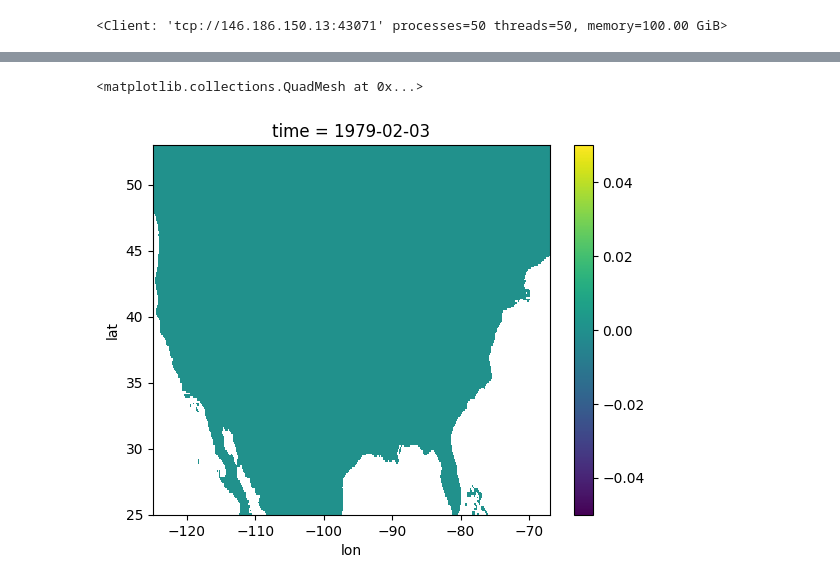
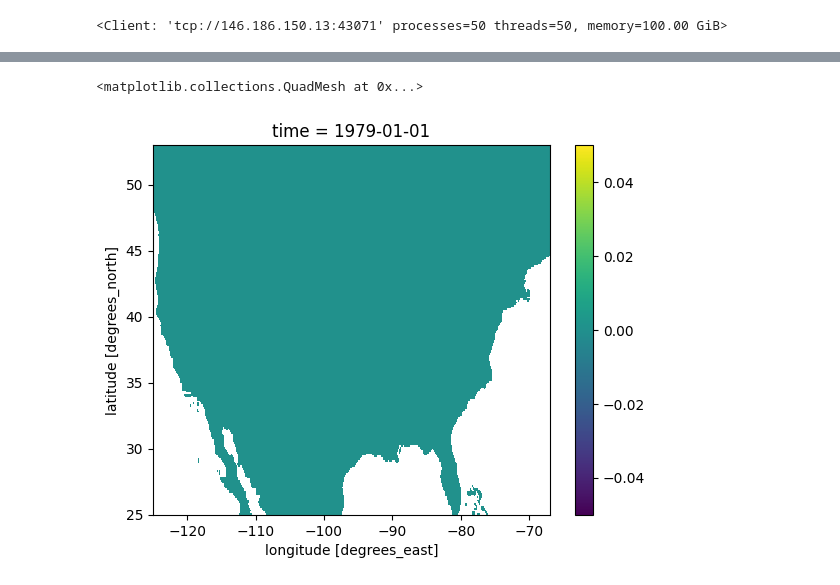
Before and after one commit to theo-avila/avila_et_al_2025_pyWBM_yield, a Jupyter notebook: 2a_data_processing_gdd.ipynb, the cells around one changed output, grey strips where cells are left out. Drawn from its saved outputs; the diff is of its cells as text; code cells hidden in the pictures.

Commit message:
still broken tmax tmin

```diff
--- a/2a_data_processing_gdd.ipynb
+++ b/2a_data_processing_gdd.ipynb
@@ -172,5 +161,3 @@ eight = xr.open_dataset(filein800)
-# %%
-(eight.tmin - eight.tmax).plot()
-# %% [output]
-<matplotlib.collections.QuadMesh at 0x...>
-[figure, removed]
+# %%
+filein300 = "/storage/home/cta5244/work/pyWBM_yield_data/NCEPNARR_NLDAS_Hist_Temp/tmp_downloads/1979/NLDAS_FORA0125_H.A19790101.nc"
+filein800 = "/storage/home/cta5244/work/pyWBM_yield_data/NCEPNARR_NLDAS_Hist_Temp/tmp_downloads/1979/NLDAS_FORA0125_H.A19790102.nc"
@@ -176,0 +167,5 @@ eight = xr.open_dataset(filein800)
+# %%
+(three.tmin - three.tmax).plot()
+# %% [output]
+<matplotlib.collections.QuadMesh at 0x...>
+[figure, added]
```
Also changed, not shown: parts of 4 cells of this notebook, 52 other files.
